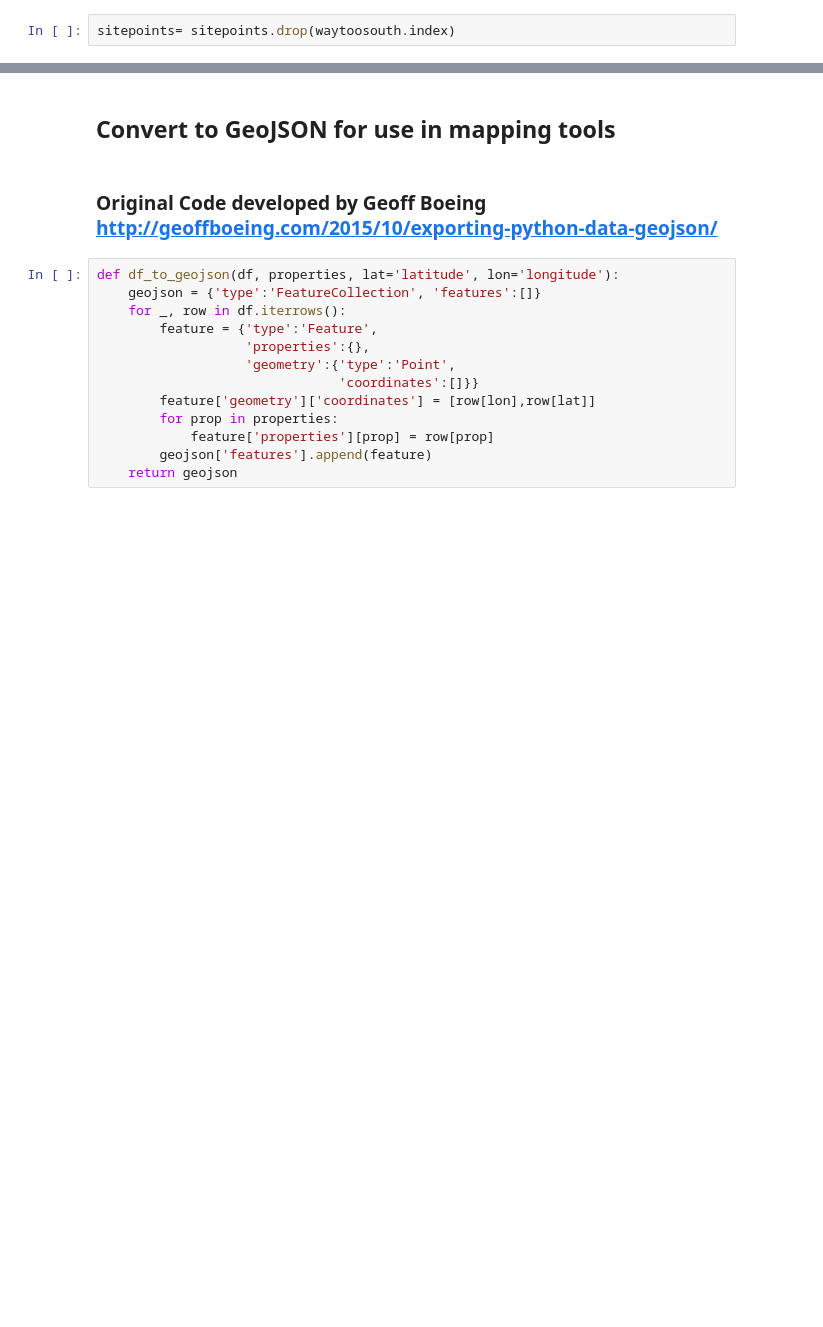
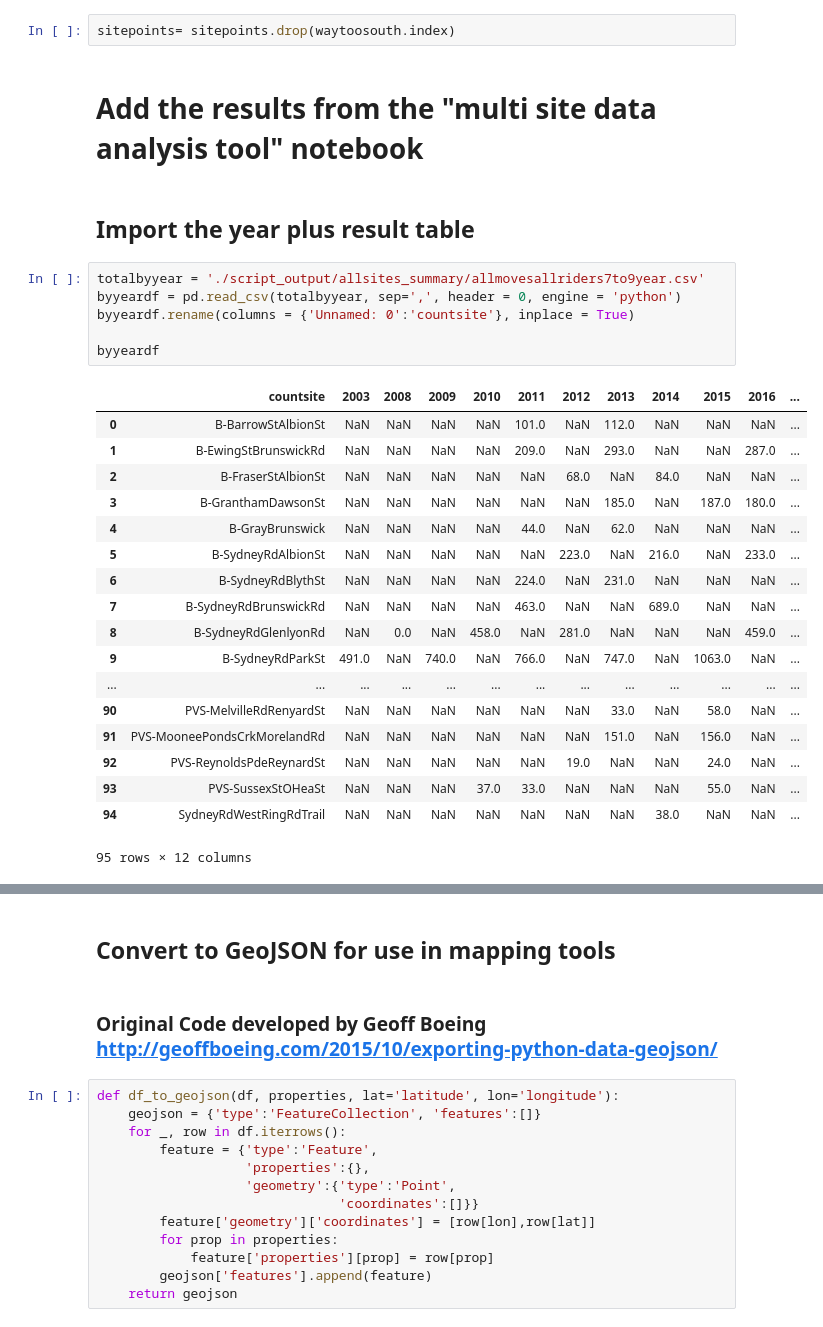
Before and after one commit to MorelandTransport/SuperTueDataCleaner, a Jupyter notebook: map point converter.ipynb, the cells around one changed output, grey strips where cells are left out. Drawn from its saved outputs; the diff is of its cells as text; blank space fills up the shorter version.

```diff
--- a/map point converter.ipynb
+++ b/map point converter.ipynb
@@ -102,3 +102,32 @@ waytoosouth
 | 69 | PV-WestStBoundaryRd | West St Lake St and Pascoe St Bou... | Pascoe Vale | 13.4 | 318137.87 | 582363.37 | 17 B5 | West St | ... |
 # %%
 sitepoints= sitepoints.drop(waytoosouth.index)
+# %% [markdown]
+# Add the results from the "multi site data analysis tool" notebook
+# %% [markdown]
+## Import the year plus result table
+# %%
+totalbyyear = './script_output/allsites_summary/allmovesallriders7to9year.csv'
+byyeardf = pd.read_csv(totalbyyear, sep=',', header = 0, engine = 'python')
+byyeardf.rename(columns = {'Unnamed: 0':'countsite'}, inplace = True)
+
+byyeardf
+# %% [output]
+|  | countsite | 2003 | 2008 | 2009 | 2010 | 2011 | 2012 | 2013 | 2014 | 2015 | 2016 | ... |
+| 0 | B-BarrowStAlbionSt | NaN | NaN | NaN | NaN | 101.0 | NaN | 112.0 | NaN | NaN | NaN | ... |
+| 1 | B-EwingStBrunswickRd | NaN | NaN | NaN | NaN | 209.0 | NaN | 293.0 | NaN | NaN | 287.0 | ... |
+| 2 | B-FraserStAlbionSt | NaN | NaN | NaN | NaN | NaN | 68.0 | NaN | 84.0 | NaN | NaN | ... |
+| 3 | B-GranthamDawsonSt | NaN | NaN | NaN | NaN | NaN | NaN | 185.0 | NaN | 187.0 | 180.0 | ... |
+| 4 | B-GrayBrunswick | NaN | NaN | NaN | NaN | 44.0 | NaN | 62.0 | NaN | NaN | NaN | ... |
+| 5 | B-SydneyRdAlbionSt | NaN | NaN | NaN | NaN | NaN | 223.0 | NaN | 216.0 | NaN | 233.0 | ... |
+| 6 | B-SydneyRdBlythSt | NaN | NaN | NaN | NaN | 224.0 | NaN | 231.0 | NaN | NaN | NaN | ... |
+| 7 | B-SydneyRdBrunswickRd | NaN | NaN | NaN | NaN | 463.0 | NaN | NaN | 689.0 | NaN | NaN | ... |
+| 8 | B-SydneyRdGlenlyonRd | NaN | 0.0 | NaN | 458.0 | NaN | 281.0 | NaN | NaN | NaN | 459.0 | ... |
+| 9 | B-SydneyRdParkSt | 491.0 | NaN | 740.0 | NaN | 766.0 | NaN | 747.0 | NaN | 1063.0 | NaN | ... |
+| ... | ... | ... | ... | ... | ... | ... | ... | ... | ... | ... | ... | ... |
+| 90 | PVS-MelvilleRdRenyardSt | NaN | NaN | NaN | NaN | NaN | NaN | 33.0 | NaN | 58.0 | NaN | ... |
+| 91 | PVS-MooneePondsCrkMorelandRd | NaN | NaN | NaN | NaN | NaN | NaN | 151.0 | NaN | 156.0 | NaN | ... |
+| 92 | PVS-ReynoldsPdeReynardSt | NaN | NaN | NaN | NaN | NaN | 19.0 | NaN | NaN | 24.0 | NaN | ... |
+| 93 | PVS-SussexStOHeaSt | NaN | NaN | NaN | 37.0 | 33.0 | NaN | NaN | NaN | 55.0 | NaN | ... |
+| 94 | SydneyRdWestRingRdTrail | NaN | NaN | NaN | NaN | NaN | NaN | NaN | 38.0 | NaN | NaN | ... |
+95 rows × 12 columns
```
Also changed, not shown: parts of 6 cells of this notebook, 1 other file.
